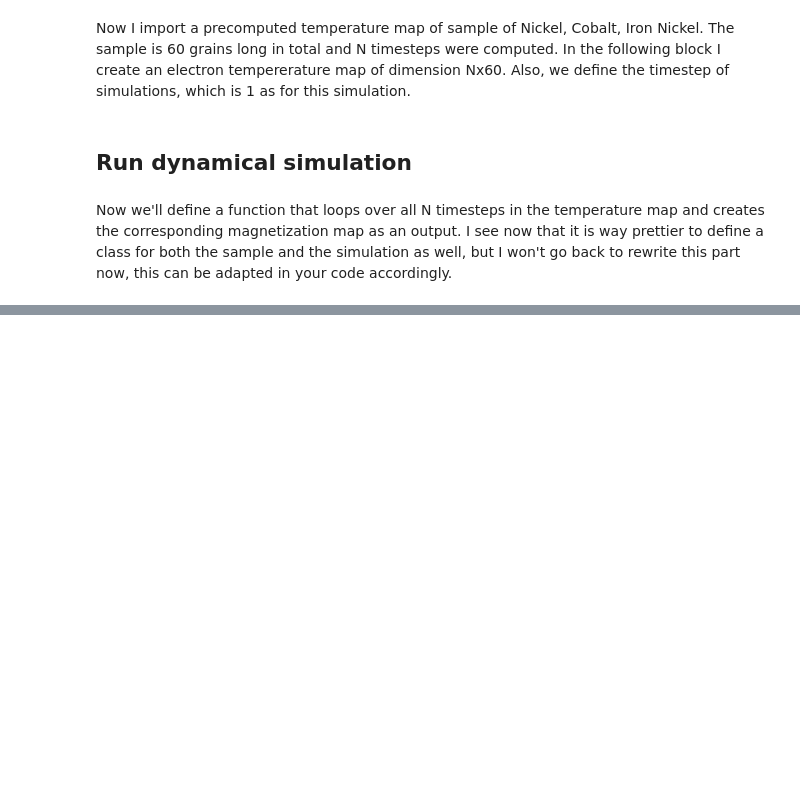
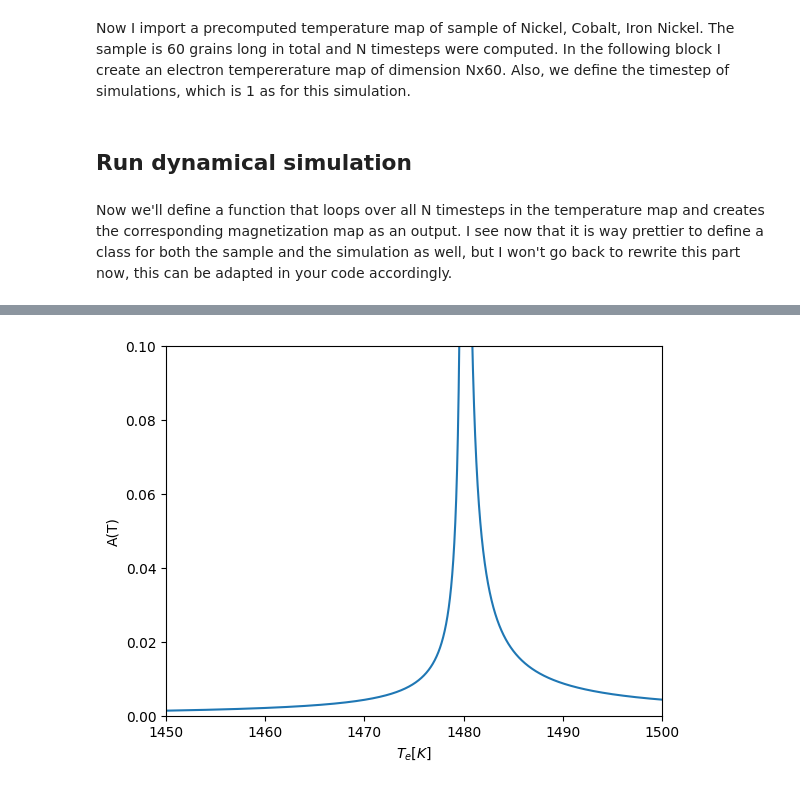
Before and after one commit to Nilodirf/LLB, a Jupyter notebook: llb_params.ipynb, the cells around one changed output, grey strips where cells are left out. Cells and saved outputs as stored; diff of their text form; code cells hidden in the pictures; blank space fills up the shorter version.

```diff
--- a/llb_params.ipynb
+++ b/llb_params.ipynb
@@ -681,3 +693,12 @@ mag_map=run_LLB(tes, 1e-14)
+# %%
+plt.plot(teone, anis_map[:,0])
+plt.ylabel(r'A(T)')
+plt.xlabel(r'$T_e [K]$')
+plt.ylim(0,0.1)
+plt.xlim(1450, 1500)
+plt.show()
+# %% [output]
+[figure, added]
 # %%
 endtime=time.time()
 # %%
```
Also changed, not shown: parts of 17 cells of this notebook, 1 other file.
